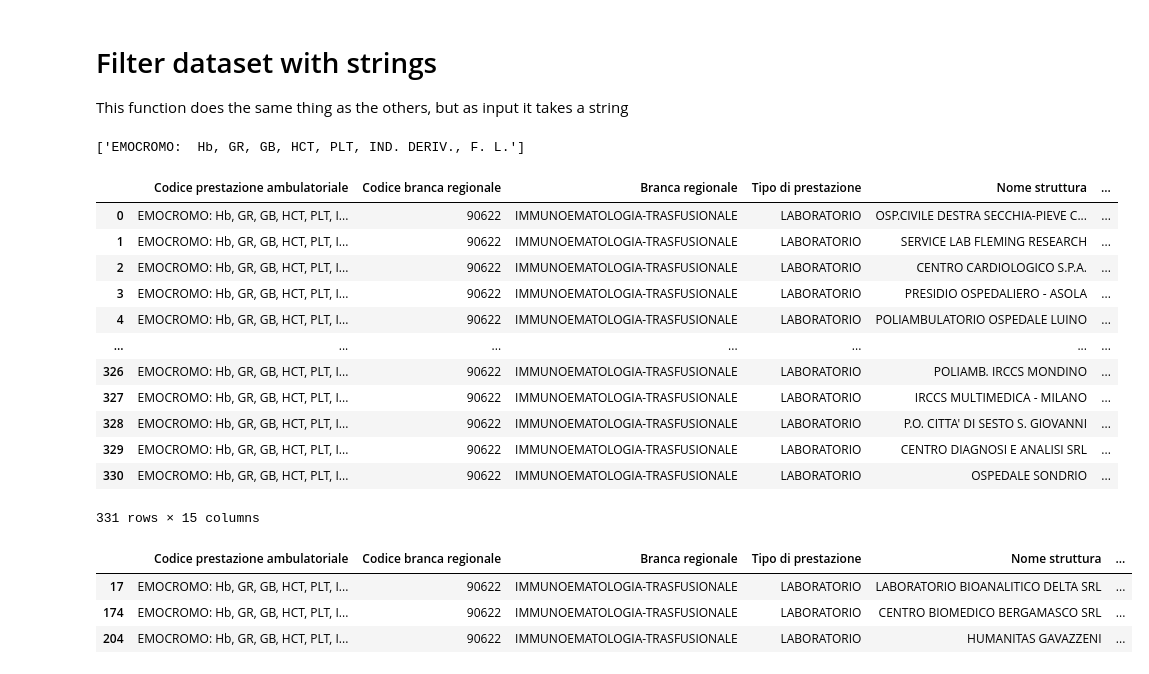
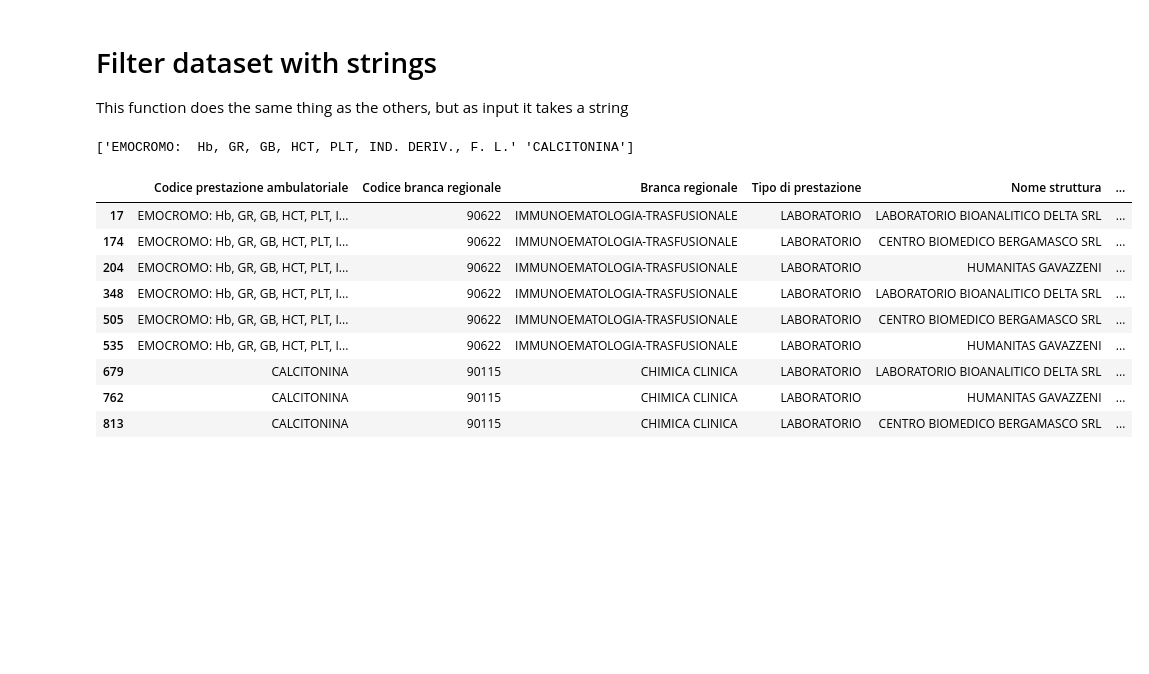
Before and after one commit to SimoneFarallo/Project_public_and_social_services, a Jupyter notebook: Extra_tools.ipynb, the cells around one changed output. Cells and saved outputs as stored; diff of their text form; code cells hidden in the pictures; blank space fills up the shorter version.

```diff
--- a/Extra_tools.ipynb
+++ b/Extra_tools.ipynb
@@ -359,53 +359,47 @@ filter_data(output,'MILANO','No')
 
 This function does the same thing as the others, but as input it takes a string
 # %%
+#Function to search structures directly with performance names
+def search_words(words):
+    matches = []
+    data = {}
 
-words = ['emocromo'] #Insert the words of interest here
+    for word in words:
+        if not isinstance(word, str): #Check if the word is a string, otherwise raise a TypeError
+            raise TypeError("The word of interest must be a string.")
+        scores = process.extract(word, dataset['Codice prestazione ambulatoriale'], scorer=fuzz.token_set_ratio, limit=1) #Extract matching scores between the word and the dataset
+        filtered_scores = [score for score in scores if score[1] >= 70] #Filter scores based on a threshold of 70%
+        for score in filtered_scores:
+            rows = dataset[dataset['Codice prestazione ambulatoriale'] == score[0]].iterrows() #Get the rows of the dataset that match the word
+            matches.extend([(word,row[1], score[1]) for row in rows]) #Extend the matches list with a tuple of the word, the row data, and the matching score
+            for row in matches:
+                category, row_data, _ = row
+                for col, val in row_data.items():
+                    if col not in data:
+                        data[col] =[]
+                    data[col].append(val) #Add the values of therow to the respective column in the data dictionary
+                for col in data.keys():
+                    if col not in row_data:
+                        data[col].append(None) #If a column is missing in the row, add None as a placeholder
 
-matches = []
-data = {}
-
-for word in words:
-    if not isinstance(word, str): #Check if the word is a string, otherwise raise a TypeError
-        raise TypeError("The word of interest must be a string.")
-    scores = process.extract(word, dataset['Codice prestazione ambulatoriale'], scorer=fuzz.token_set_ratio, limit=1) #Extract matching scores between the word and the dataset
-    filtered_scores = [score for score in scores if score[1] >= 70] #Filter scores based on a threshold of 70%
-    for score in filtered_scores:
-        rows = dataset[dataset['Codice prestazione ambulatoriale'] == score[0]].iterrows() #Get the rows of the dataset that match the word
-        matches.extend([(word,row[1], score[1]) for row in rows]) #Extend the matches list with a tuple of the word, the row data, and the matching score
-        for row in matches:
-            category, row_data, _ = row
-            for col, val in row_data.items():
-                if col not in data:
-                    data[col] =[]
-                data[col].append(val) #Add the values of the row to the respective column in the data dictionary
-            for col in data.keys():
-                if col not in row_data:
-                    data[col].append(None) #If a column is missing in the row, add None as a placeholder
-
-df = pd.DataFrame(data) #Create a pandas DataFrame from the data dictionary
-print(df['Codice prestazione ambulatoriale'].unique()) #Print the unique values of the 'Codice prestazione ambulatoriale' column in the DataFrame
-df
+    df = pd.DataFrame(data) #Create a pandas DataFrame from the data dictionary
+    print(df['Codice prestazione ambulatoriale'].unique()) #Print the unique values of the 'Codice prestazione ambulatoriale' column in the DataFrame
+    return df
-# %% [output]
-['EMOCROMO:  Hb, GR, GB, HCT, PLT, IND. DERIV., F. L.']
-|  | Codice prestazione ambulatoriale | Codice branca regionale | Branca regionale | Tipo di prestazione | Nome struttura | ... |
-| 0 | EMOCROMO: Hb, GR, GB, HCT, PLT, I... | 90622 | IMMUNOEMATOLOGIA-TRASFUSIONALE | LABORATORIO | OSP.CIVILE DESTRA SECCHIA-PIEVE C... | ... |
-| 1 | EMOCROMO: Hb, GR, GB, HCT, PLT, I... | 90622 | IMMUNOEMATOLOGIA-TRASFUSIONALE | LABORATORIO | SERVICE LAB FLEMING RESEARCH | ... |
-| 2 | EMOCROMO: Hb, GR, GB, HCT, PLT, I... | 90622 | IMMUNOEMATOLOGIA-TRASFUSIONALE | LABORATORIO | CENTRO CARDIOLOGICO S.P.A. | ... |
-| 3 | EMOCROMO: Hb, GR, GB, HCT, PLT, I... | 90622 | IMMUNOEMATOLOGIA-TRASFUSIONALE | LABORATORIO | PRESIDIO OSPEDALIERO - ASOLA | ... |
-| 4 | EMOCROMO: Hb, GR, GB, HCT, PLT, I... | 90622 | IMMUNOEMATOLOGIA-TRASFUSIONALE | LABORATORIO | POLIAMBULATORIO OSPEDALE LUINO | ... |
-| ... | ... | ... | ... | ... | ... | ... |
-| 326 | EMOCROMO: Hb, GR, GB, HCT, PLT, I... | 90622 | IMMUNOEMATOLOGIA-TRASFUSIONALE | LABORATORIO | POLIAMB. IRCCS MONDINO | ... |
-| 327 | EMOCROMO: Hb, GR, GB, HCT, PLT, I... | 90622 | IMMUNOEMATOLOGIA-TRASFUSIONALE | LABORATORIO | IRCCS MULTIMEDICA - MILANO | ... |
-| 328 | EMOCROMO: Hb, GR, GB, HCT, PLT, I... | 90622 | IMMUNOEMATOLOGIA-TRASFUSIONALE | LABORATORIO | P.O. CITTA' DI SESTO S. GIOVANNI | ... |
-| 329 | EMOCROMO: Hb, GR, GB, HCT, PLT, I... | 90622 | IMMUNOEMATOLOGIA-TRASFUSIONALE | LABORATORIO | CENTRO DIAGNOSI E ANALISI SRL | ... |
-| 330 | EMOCROMO: Hb, GR, GB, HCT, PLT, I... | 90622 | IMMUNOEMATOLOGIA-TRASFUSIONALE | LABORATORIO | OSPEDALE SONDRIO | ... |
-331 rows × 15 columns
+# %%
+output_query = search_words(['emocromo','calcitonina'])
+# %% [output]
+['EMOCROMO:  Hb, GR, GB, HCT, PLT, IND. DERIV., F. L.' 'CALCITONINA']
 # %%
 #Try to filter for Bergamo and private strcture
-filter_data(df,'BERGAMO','Sì')
+filter_data(output_query,'BERGAMO','Sì')
 # %% [output]
 |  | Codice prestazione ambulatoriale | Codice branca regionale | Branca regionale | Tipo di prestazione | Nome struttura | ... |
 | 17 | EMOCROMO: Hb, GR, GB, HCT, PLT, I... | 90622 | IMMUNOEMATOLOGIA-TRASFUSIONALE | LABORATORIO | LABORATORIO BIOANALITICO DELTA SRL | ... |
 | 174 | EMOCROMO: Hb, GR, GB, HCT, PLT, I... | 90622 | IMMUNOEMATOLOGIA-TRASFUSIONALE | LABORATORIO | CENTRO BIOMEDICO BERGAMASCO SRL | ... |
 | 204 | EMOCROMO: Hb, GR, GB, HCT, PLT, I... | 90622 | IMMUNOEMATOLOGIA-TRASFUSIONALE | LABORATORIO | HUMANITAS GAVAZZENI | ... |
+| 348 | EMOCROMO: Hb, GR, GB, HCT, PLT, I... | 90622 | IMMUNOEMATOLOGIA-TRASFUSIONALE | LABORATORIO | LABORATORIO BIOANALITICO DELTA SRL | ... |
+| 505 | EMOCROMO: Hb, GR, GB, HCT, PLT, I... | 90622 | IMMUNOEMATOLOGIA-TRASFUSIONALE | LABORATORIO | CENTRO BIOMEDICO BERGAMASCO SRL | ... |
+| 535 | EMOCROMO: Hb, GR, GB, HCT, PLT, I... | 90622 | IMMUNOEMATOLOGIA-TRASFUSIONALE | LABORATORIO | HUMANITAS GAVAZZENI | ... |
+| 679 | CALCITONINA | 90115 | CHIMICA CLINICA | LABORATORIO | LABORATORIO BIOANALITICO DELTA SRL | ... |
+| 762 | CALCITONINA | 90115 | CHIMICA CLINICA | LABORATORIO | HUMANITAS GAVAZZENI | ... |
+| 813 | CALCITONINA | 90115 | CHIMICA CLINICA | LABORATORIO | CENTRO BIOMEDICO BERGAMASCO SRL | ... |
```
Also changed, not shown: 2 other files.
